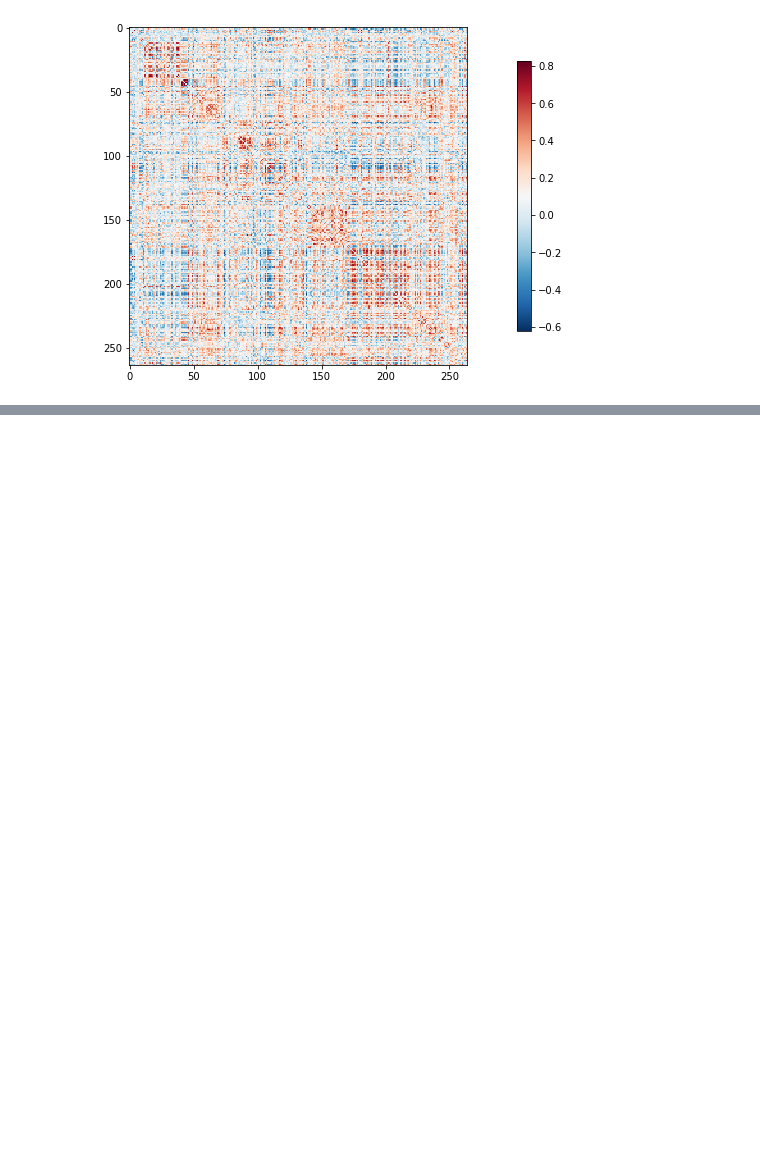
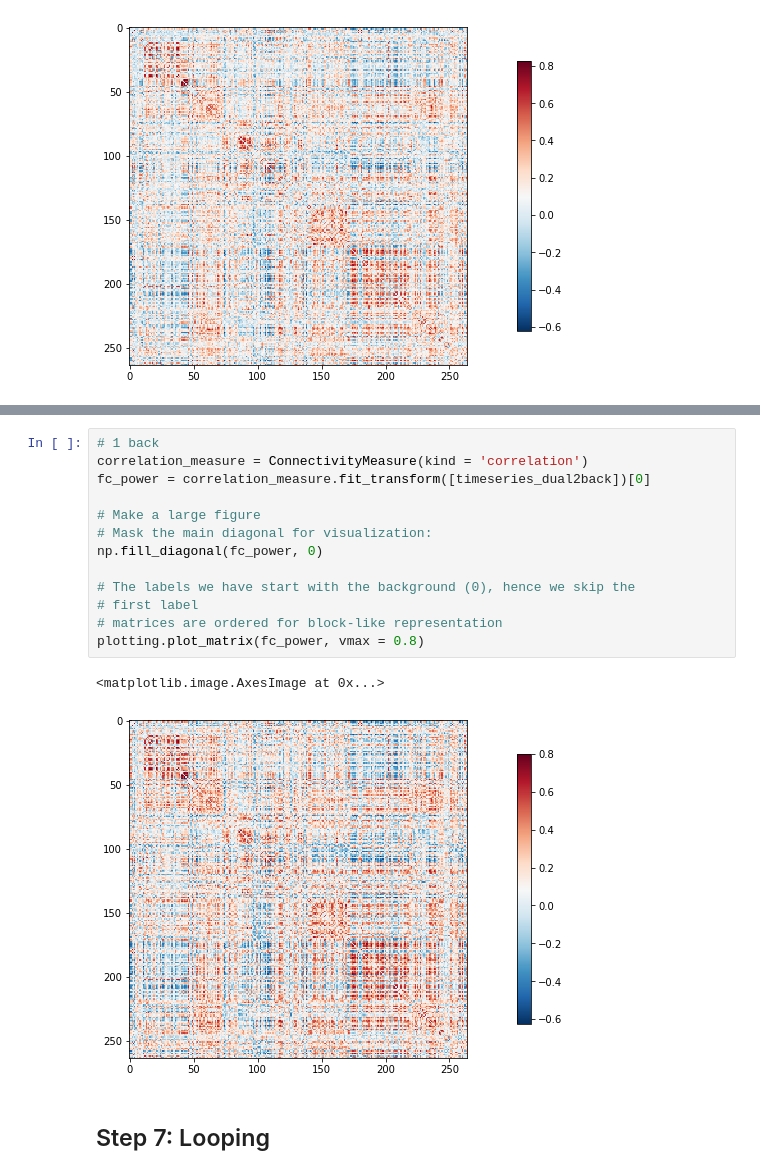
Before and after one commit to kfinc/functional_connectivity_in_python, a Jupyter notebook: LearningBrain_denoising_and_FC_estimation.ipynb, the cells around one changed output, grey strips where cells are left out. Saved outputs shown, nothing was run; the diff lists cells and outputs as text; blank space fills up the shorter version.

```diff
--- a/LearningBrain_denoising_and_FC_estimation.ipynb
+++ b/LearningBrain_denoising_and_FC_estimation.ipynb
@@ -105,0 +173,19 @@ plotting.plot_matrix(fc_power)
+# %%
+# 1 back
+correlation_measure = ConnectivityMeasure(kind = 'correlation')
+fc_power = correlation_measure.fit_transform([timeseries_dual2back])[0]
+
+# Make a large figure
+# Mask the main diagonal for visualization:
+np.fill_diagonal(fc_power, 0)
+
+# The labels we have start with the background (0), hence we skip the
+# first label
+# matrices are ordered for block-like representation
+plotting.plot_matrix(fc_power, vmax = 0.8)
+# %% [output]
+<matplotlib.image.AxesImage at 0x...>
+[figure, added]
+# %% [markdown]
+Step 7: Looping
+---------------------------
```
Also changed, not shown: parts of 17 cells of this notebook.
